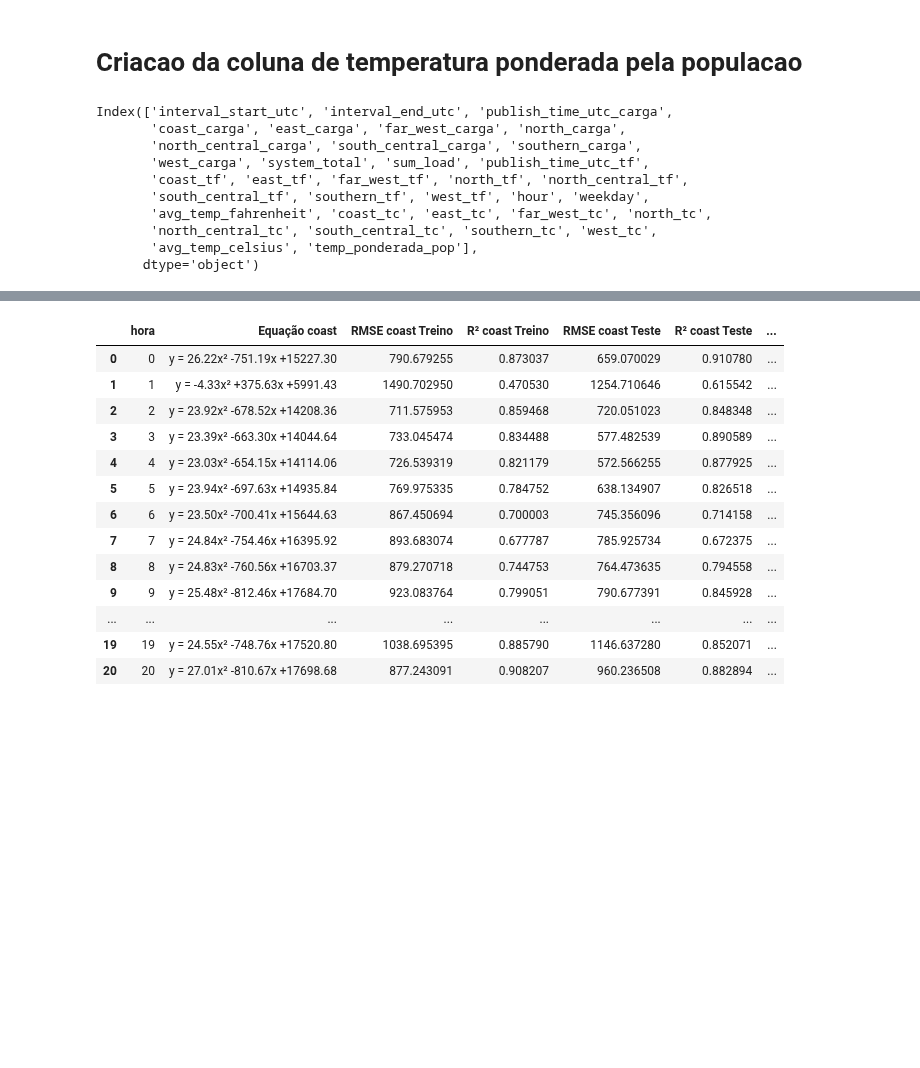
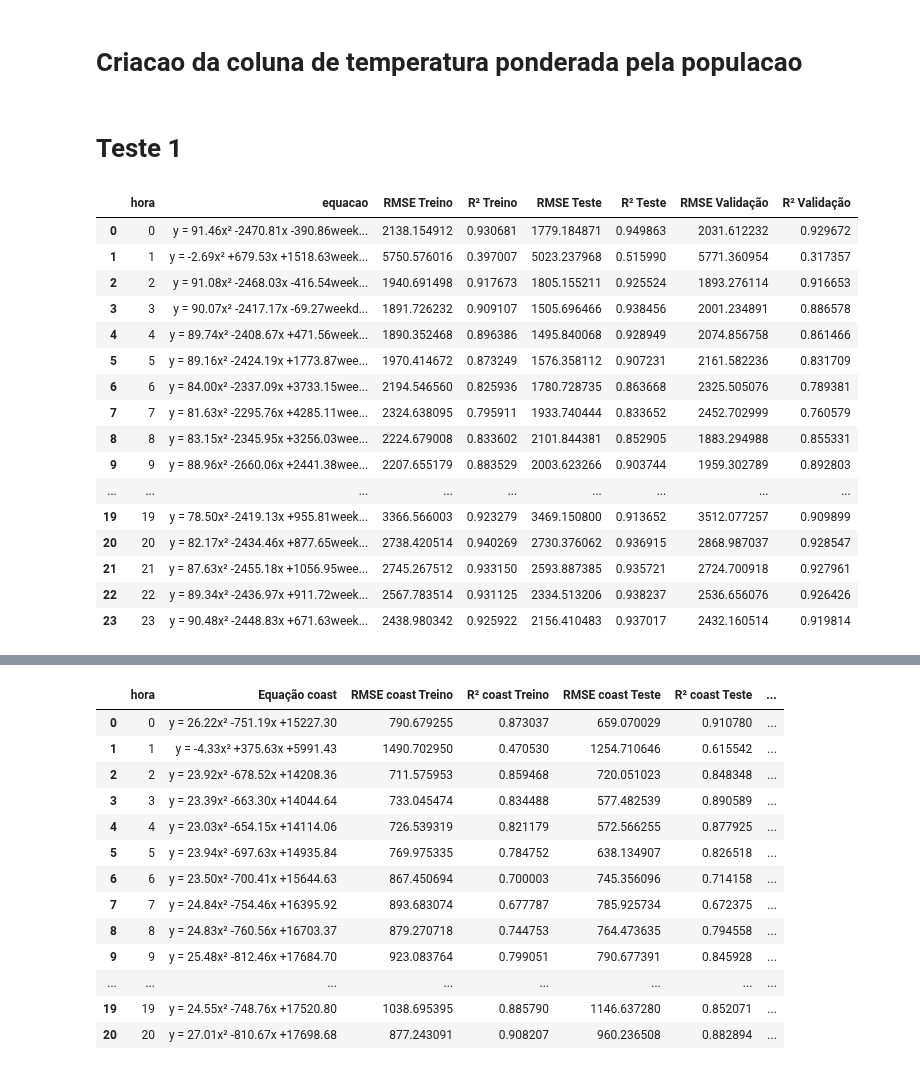
Before and after one commit to jrodrigotico/serena-tcc, a Jupyter notebook: debug_modelo.ipynb, the cells around one changed output, grey strips where cells are left out. Cells and saved outputs as stored; diff of their text form; code cells hidden in the pictures; blank space fills up the shorter version.

Commit message:
incluindo weekday na equacao como ajuste de erro

```diff
--- a/debug_modelo.ipynb
+++ b/debug_modelo.ipynb
@@ -105,16 +102,26 @@ denominador = sum(populacao_regioes.values())
 
 # Cria a nova coluna de temperatura ponderada
 df['temp_ponderada_pop'] = numerador / denominador
-# %%
-df.columns
-# %% [output]
-Index(['interval_start_utc', 'interval_end_utc', 'publish_time_utc_carga',
-       'coast_carga', 'east_carga', 'far_west_carga', 'north_carga',
-       'north_central_carga', 'south_central_carga', 'southern_carga',
-       'west_carga', 'system_total', 'sum_load', 'publish_time_utc_tf',
-       'coast_tf', 'east_tf', 'far_west_tf', 'north_tf', 'north_central_tf',
-       'south_central_tf', 'southern_tf', 'west_tf', 'hour', 'weekday',
-       'avg_temp_fahrenheit', 'coast_tc', 'east_tc', 'far_west_tc', 'north_tc',
-       'north_central_tc', 'south_central_tc', 'southern_tc', 'west_tc',
-       'avg_temp_celsius', 'temp_ponderada_pop'],
-      dtype='object')
+# %% [markdown]
+# Teste 1
+# %%
+tabela1 = treinamento_estado(df, 'avg_temp_celsius', 'sum_load')
+tabela1
+# %% [output]
+|  | hora | equacao | RMSE Treino | R² Treino | RMSE Teste | R² Teste | RMSE Validação | R² Validação |
+| 0 | 0 | y = 91.46x² -2470.81x -390.86week... | 2138.154912 | 0.930681 | 1779.184871 | 0.949863 | 2031.612232 | 0.929672 |
+| 1 | 1 | y = -2.69x² +679.53x +1518.63week... | 5750.576016 | 0.397007 | 5023.237968 | 0.515990 | 5771.360954 | 0.317357 |
+| 2 | 2 | y = 91.08x² -2468.03x -416.54week... | 1940.691498 | 0.917673 | 1805.155211 | 0.925524 | 1893.276114 | 0.916653 |
+| 3 | 3 | y = 90.07x² -2417.17x -69.27weekd... | 1891.726232 | 0.909107 | 1505.696466 | 0.938456 | 2001.234891 | 0.886578 |
+| 4 | 4 | y = 89.74x² -2408.67x +471.56week... | 1890.352468 | 0.896386 | 1495.840068 | 0.928949 | 2074.856758 | 0.861466 |
+| 5 | 5 | y = 89.16x² -2424.19x +1773.87wee... | 1970.414672 | 0.873249 | 1576.358112 | 0.907231 | 2161.582236 | 0.831709 |
+| 6 | 6 | y = 84.00x² -2337.09x +3733.15wee... | 2194.546560 | 0.825936 | 1780.728735 | 0.863668 | 2325.505076 | 0.789381 |
+| 7 | 7 | y = 81.63x² -2295.76x +4285.11wee... | 2324.638095 | 0.795911 | 1933.740444 | 0.833652 | 2452.702999 | 0.760579 |
+| 8 | 8 | y = 83.15x² -2345.95x +3256.03wee... | 2224.679008 | 0.833602 | 2101.844381 | 0.852905 | 1883.294988 | 0.855331 |
+| 9 | 9 | y = 88.96x² -2660.06x +2441.38wee... | 2207.655179 | 0.883529 | 2003.623266 | 0.903744 | 1959.302789 | 0.892803 |
+| ... | ... | ... | ... | ... | ... | ... | ... | ... |
+| 19 | 19 | y = 78.50x² -2419.13x +955.81week... | 3366.566003 | 0.923279 | 3469.150800 | 0.913652 | 3512.077257 | 0.909899 |
+| 20 | 20 | y = 82.17x² -2434.46x +877.65week... | 2738.420514 | 0.940269 | 2730.376062 | 0.936915 | 2868.987037 | 0.928547 |
+| 21 | 21 | y = 87.63x² -2455.18x +1056.95wee... | 2745.267512 | 0.933150 | 2593.887385 | 0.935721 | 2724.700918 | 0.927961 |
+| 22 | 22 | y = 89.34x² -2436.97x +911.72week... | 2567.783514 | 0.931125 | 2334.513206 | 0.938237 | 2536.656076 | 0.926426 |
+| 23 | 23 | y = 90.48x² -2448.83x +671.63week... | 2438.980342 | 0.925922 | 2156.410483 | 0.937017 | 2432.160514 | 0.919814 |
```
Also changed, not shown: parts of 11 cells of this notebook, 2 other files.
